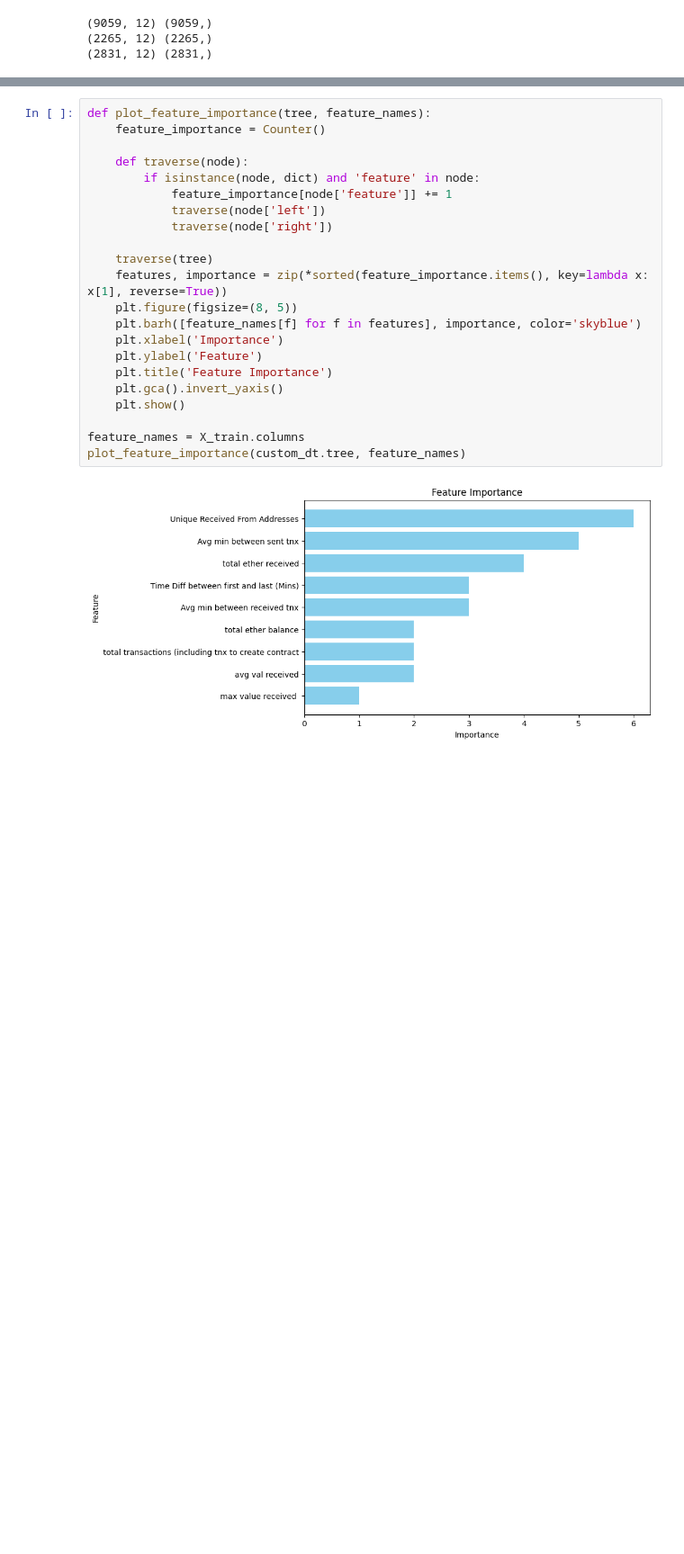
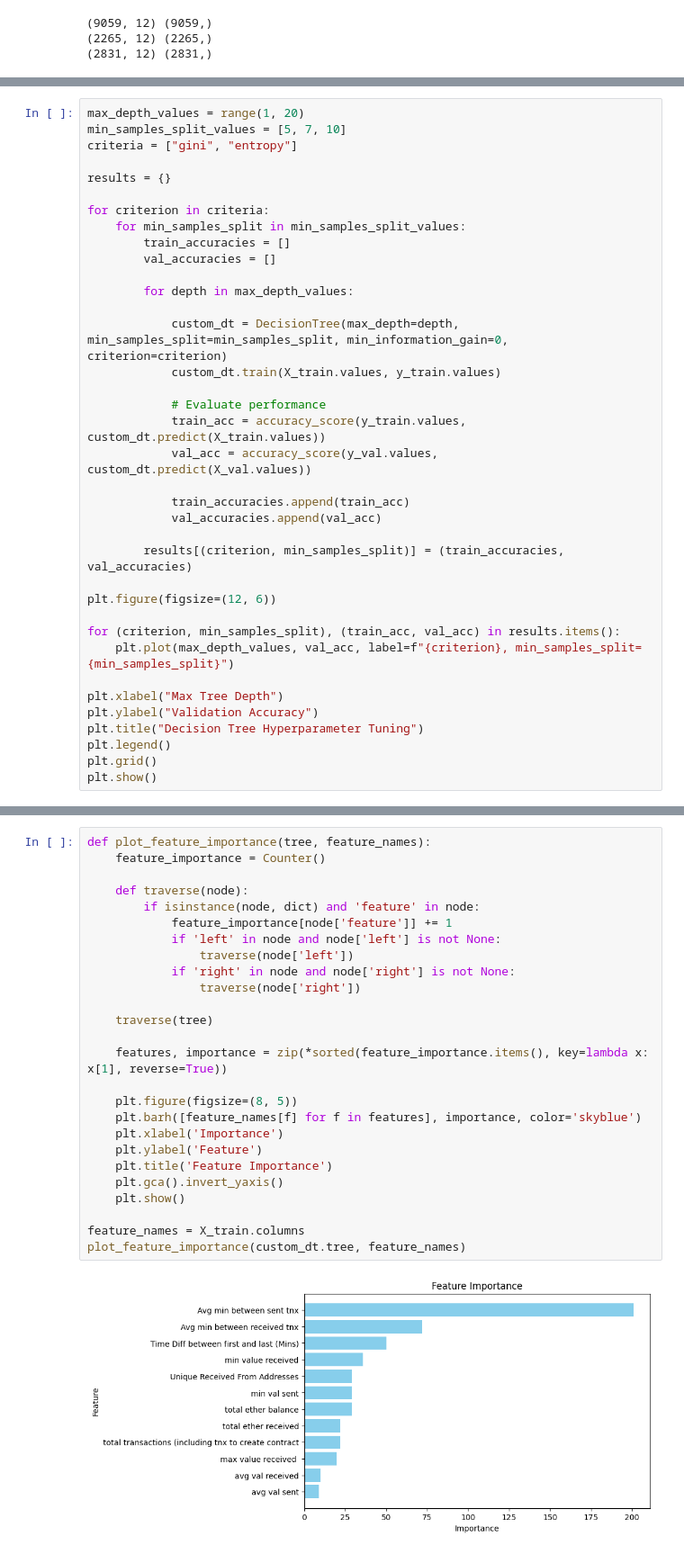
Before and after one commit to ChetaNMahipaL/SMAI-Assignment-1, a Jupyter notebook: Crypto_Detective/main.ipynb, the cells around one changed output, grey strips where cells are left out. Shown at 90% size. Saved outputs shown, nothing was run; the diff lists cells and outputs as text; blank space fills up the shorter version.

Commit message:
Decision Tree Done

```diff
--- a/Crypto_Detective/main.ipynb
+++ b/Crypto_Detective/main.ipynb
@@ -311,0 +327,37 @@ Testing Accuracy:  0.7552
+# %%
+max_depth_values = range(1, 20)
+min_samples_split_values = [5, 7, 10]
+criteria = ["gini", "entropy"]
+
+results = {}
+
+for criterion in criteria:
+    for min_samples_split in min_samples_split_values:
+        train_accuracies = []
+        val_accuracies = []
+
+        for depth in max_depth_values:
+
+            custom_dt = DecisionTree(max_depth=depth, min_samples_split=min_samples_split, min_information_gain=0, criterion=criterion)
+            custom_dt.train(X_train.values, y_train.values)
+
+            # Evaluate performance
+            train_acc = accuracy_score(y_train.values, custom_dt.predict(X_train.values))
+            val_acc = accuracy_score(y_val.values, custom_dt.predict(X_val.values))
+
+            train_accuracies.append(train_acc)
+            val_accuracies.append(val_acc)
+
+        results[(criterion, min_samples_split)] = (train_accuracies, val_accuracies)
+
+plt.figure(figsize=(12, 6))
+
+for (criterion, min_samples_split), (train_acc, val_acc) in results.items():
+    plt.plot(max_depth_values, val_acc, label=f"{criterion}, min_samples_split={min_samples_split}")
+
+plt.xlabel("Max Tree Depth")
+plt.ylabel("Validation Accuracy")
+plt.title("Decision Tree Hyperparameter Tuning")
+plt.legend()
+plt.grid()
+plt.show()
@@ -312,24 +374,28 @@ Testing Accuracy:  0.7552
 # %%
 def plot_feature_importance(tree, feature_names):
     feature_importance = Counter()
 
     def traverse(node):
         if isinstance(node, dict) and 'feature' in node:
             feature_importance[node['feature']] += 1
-            traverse(node['left'])
-            traverse(node['right'])
+            if 'left' in node and node['left'] is not None:
+                traverse(node['left'])
+            if 'right' in node and node['right'] is not None:
+                traverse(node['right'])
 
     traverse(tree)
+
     features, importance = zip(*sorted(feature_importance.items(), key=lambda x: x[1], reverse=True))
+
     plt.figure(figsize=(8, 5))
     plt.barh([feature_names[f] for f in features], importance, color='skyblue')
     plt.xlabel('Importance')
     plt.ylabel('Feature')
     plt.title('Feature Importance')
     plt.gca().invert_yaxis()
     plt.show()
 
 feature_names = X_train.columns
 plot_feature_importance(custom_dt.tree, feature_names)
 # %% [output]
-[figure, old version]
+[figure, new version]
```
Also changed, not shown: parts of 11 cells of this notebook, 1 other file.
